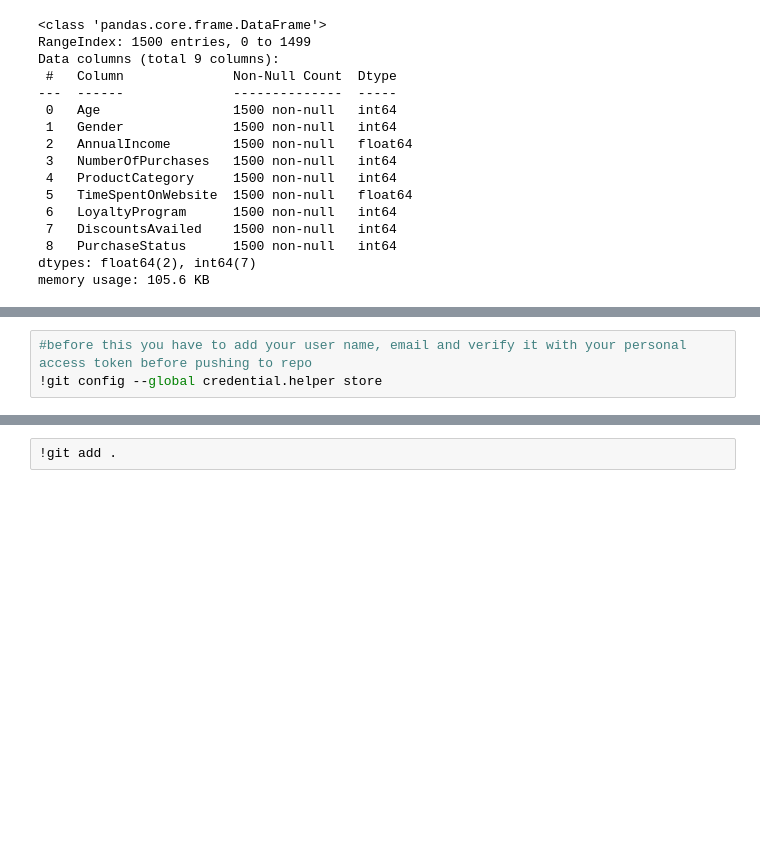
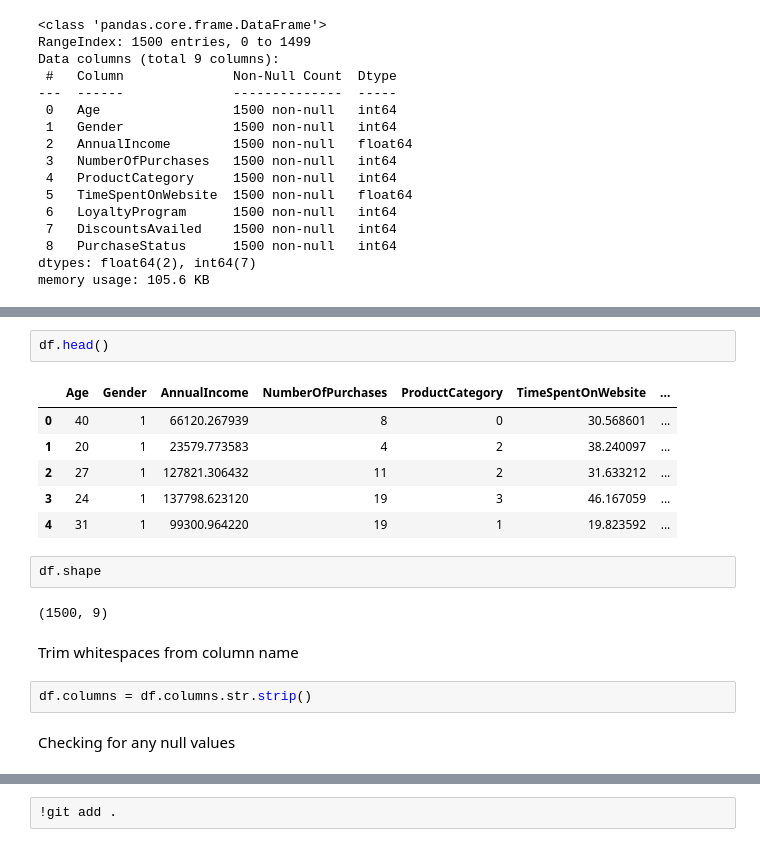
Before and after one commit to negilbabu/Customer-Purchase-Prediction-ML-, a Jupyter notebook: Customer_Purchase_Prediction(ML).ipynb, the cells around one changed output, grey strips where cells are left out. Drawn from its saved outputs; the diff is of its cells as text; blank space fills up the shorter version.

```diff
--- a/Customer_Purchase_Prediction(ML).ipynb
+++ b/Customer_Purchase_Prediction(ML).ipynb
@@ -168,6 +168,22 @@ df.describe()
 | 50% | 45.000000 | 1.000000 | 83699.581476 | 11.000000 | 2.000000 | 30.939516 | ... |
 | 75% | 57.000000 | 1.000000 | 117167.772858 | 15.000000 | 3.000000 | 44.369863 | ... |
 | max | 70.000000 | 1.000000 | 149785.176481 | 20.000000 | 4.000000 | 59.991105 | ... |
-# %%
-#before this you have to add your user name, email and verify it with your personal access token before pushing to repo
-!git config --global credential.helper store
+# %%
+df.head()
+# %% [output]
+|  | Age | Gender | AnnualIncome | NumberOfPurchases | ProductCategory | TimeSpentOnWebsite | ... |
+| 0 | 40 | 1 | 66120.267939 | 8 | 0 | 30.568601 | ... |
+| 1 | 20 | 1 | 23579.773583 | 4 | 2 | 38.240097 | ... |
+| 2 | 27 | 1 | 127821.306432 | 11 | 2 | 31.633212 | ... |
+| 3 | 24 | 1 | 137798.623120 | 19 | 3 | 46.167059 | ... |
+| 4 | 31 | 1 | 99300.964220 | 19 | 1 | 19.823592 | ... |
+# %%
+df.shape
+# %% [output]
+(1500, 9)
+# %% [markdown]
+Trim whitespaces from column name
+# %%
+df.columns = df.columns.str.strip()
+# %% [markdown]
+Checking for any null values
```
Also changed, not shown: parts of 4 cells of this notebook.
